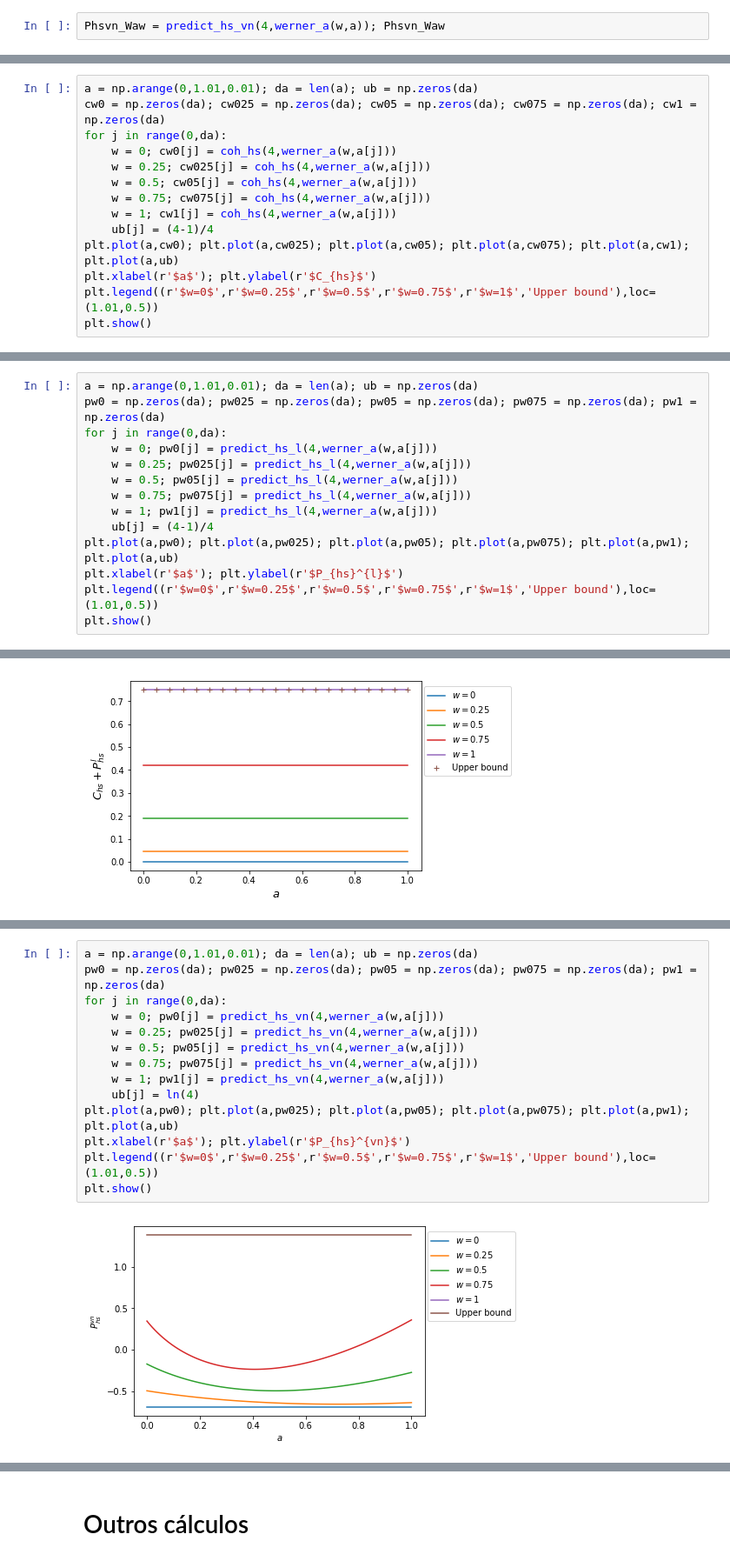
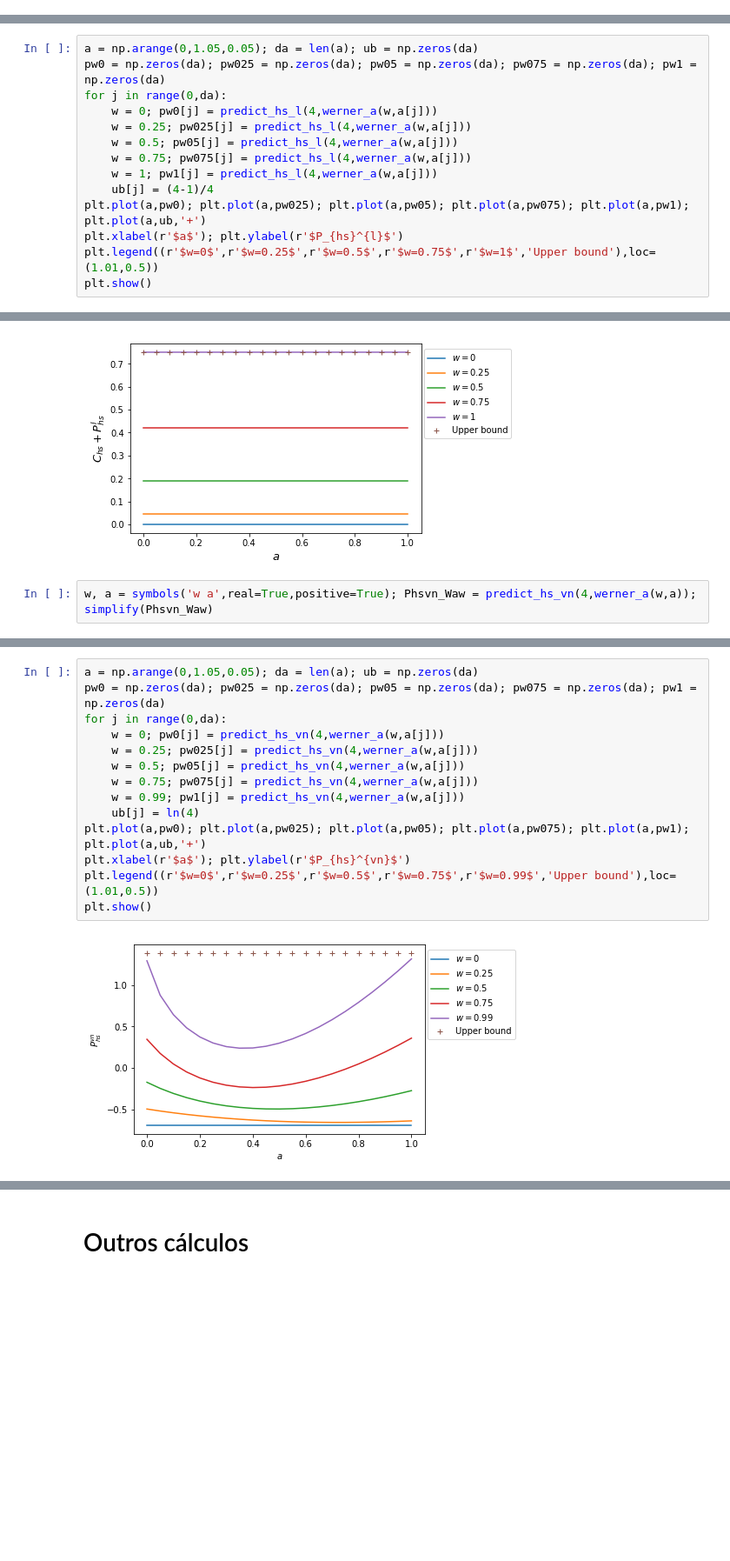
Before and after one commit to jonasmaziero/jupyterQ, a Jupyter notebook: coh_pop.ipynb, the cells around one changed output, grey strips where cells are left out. Shown at 87% size. Drawn from its saved outputs; the diff is of its cells as text; blank space fills up the shorter version.

```diff
--- a/coh_pop.ipynb
+++ b/coh_pop.ipynb
@@ -106,2 +107,0 @@ Phsl_Waw = predict_hs_l(4,werner_a(w,a)); Phsl_Waw
-# %%
-Phsvn_Waw = predict_hs_vn(4,werner_a(w,a)); Phsvn_Waw
@@ -110,15 +108,15 @@ Phsvn_Waw = predict_hs_vn(4,werner_a(w,a)); Phsvn_Waw
 # %%
-a = np.arange(0,1.01,0.01); da = len(a); ub = np.zeros(da)
-cw0 = np.zeros(da); cw025 = np.zeros(da); cw05 = np.zeros(da); cw075 = np.zeros(da); cw1 = np.zeros(da)
+a = np.arange(0,1.05,0.05); da = len(a); ub = np.zeros(da)
+pw0 = np.zeros(da); pw025 = np.zeros(da); pw05 = np.zeros(da); pw075 = np.zeros(da); pw1 = np.zeros(da)
 for j in range(0,da):
-    w = 0; cw0[j] = coh_hs(4,werner_a(w,a[j]))
-    w = 0.25; cw025[j] = coh_hs(4,werner_a(w,a[j]))
-    w = 0.5; cw05[j] = coh_hs(4,werner_a(w,a[j]))
-    w = 0.75; cw075[j] = coh_hs(4,werner_a(w,a[j]))
-    w = 1; cw1[j] = coh_hs(4,werner_a(w,a[j]))
+    w = 0; pw0[j] = predict_hs_l(4,werner_a(w,a[j]))
+    w = 0.25; pw025[j] = predict_hs_l(4,werner_a(w,a[j]))
+    w = 0.5; pw05[j] = predict_hs_l(4,werner_a(w,a[j]))
+    w = 0.75; pw075[j] = predict_hs_l(4,werner_a(w,a[j]))
+    w = 1; pw1[j] = predict_hs_l(4,werner_a(w,a[j]))
     ub[j] = (4-1)/4
-plt.plot(a,cw0); plt.plot(a,cw025); plt.plot(a,cw05); plt.plot(a,cw075); plt.plot(a,cw1); plt.plot(a,ub)
-plt.xlabel(r'$a$'); plt.ylabel(r'$C_{hs}$')
+plt.plot(a,pw0); plt.plot(a,pw025); plt.plot(a,pw05); plt.plot(a,pw075); plt.plot(a,pw1); plt.plot(a,ub,'+')
+plt.xlabel(r'$a$'); plt.ylabel(r'$P_{hs}^{l}$')
 plt.legend((r'$w=0$',r'$w=0.25$',r'$w=0.5$',r'$w=0.75$',r'$w=1$','Upper bound'),loc=(1.01,0.5))
 plt.show()
 # %% [output]
@@ -126,14 +123,0 @@ plt.show()
-# %%
-a = np.arange(0,1.01,0.01); da = len(a); ub = np.zeros(da)
-pw0 = np.zeros(da); pw025 = np.zeros(da); pw05 = np.zeros(da); pw075 = np.zeros(da); pw1 = np.zeros(da)
-for j in range(0,da):
-    w = 0; pw0[j] = predict_hs_l(4,werner_a(w,a[j]))
-    w = 0.25; pw025[j] = predict_hs_l(4,werner_a(w,a[j]))
-    w = 0.5; pw05[j] = predict_hs_l(4,werner_a(w,a[j]))
-    w = 0.75; pw075[j] = predict_hs_l(4,werner_a(w,a[j]))
-    w = 1; pw1[j] = predict_hs_l(4,werner_a(w,a[j]))
-    ub[j] = (4-1)/4
-plt.plot(a,pw0); plt.plot(a,pw025); plt.plot(a,pw05); plt.plot(a,pw075); plt.plot(a,pw1); plt.plot(a,ub)
-plt.xlabel(r'$a$'); plt.ylabel(r'$P_{hs}^{l}$')
-plt.legend((r'$w=0$',r'$w=0.25$',r'$w=0.5$',r'$w=0.75$',r'$w=1$','Upper bound'),loc=(1.01,0.5))
-plt.show()
@@ -155,3 +141,5 @@ plt.legend((r'$w=0$',r'$w=0.25$',r'$w=0.5$',r'$w=0.75$',r'$w=1$','Upper bound'),
 plt.show()
 # %% [output]
 [figure]
+# %%
+w, a = symbols('w a',real=True,positive=True); Phsvn_Waw = predict_hs_vn(4,werner_a(w,a)); simplify(Phsvn_Waw)
@@ -158,16 +148,16 @@ plt.show()
 # %%
-a = np.arange(0,1.01,0.01); da = len(a); ub = np.zeros(da)
+a = np.arange(0,1.05,0.05); da = len(a); ub = np.zeros(da)
 pw0 = np.zeros(da); pw025 = np.zeros(da); pw05 = np.zeros(da); pw075 = np.zeros(da); pw1 = np.zeros(da)
 for j in range(0,da):
     w = 0; pw0[j] = predict_hs_vn(4,werner_a(w,a[j]))
     w = 0.25; pw025[j] = predict_hs_vn(4,werner_a(w,a[j]))
     w = 0.5; pw05[j] = predict_hs_vn(4,werner_a(w,a[j]))
     w = 0.75; pw075[j] = predict_hs_vn(4,werner_a(w,a[j]))
-    w = 1; pw1[j] = predict_hs_vn(4,werner_a(w,a[j]))
+    w = 0.99; pw1[j] = predict_hs_vn(4,werner_a(w,a[j]))
     ub[j] = ln(4)
-plt.plot(a,pw0); plt.plot(a,pw025); plt.plot(a,pw05); plt.plot(a,pw075); plt.plot(a,pw1); plt.plot(a,ub)
+plt.plot(a,pw0); plt.plot(a,pw025); plt.plot(a,pw05); plt.plot(a,pw075); plt.plot(a,pw1); plt.plot(a,ub,'+')
 plt.xlabel(r'$a$'); plt.ylabel(r'$P_{hs}^{vn}$')
-plt.legend((r'$w=0$',r'$w=0.25$',r'$w=0.5$',r'$w=0.75$',r'$w=1$','Upper bound'),loc=(1.01,0.5))
+plt.legend((r'$w=0$',r'$w=0.25$',r'$w=0.5$',r'$w=0.75$',r'$w=0.99$','Upper bound'),loc=(1.01,0.5))
 plt.show()
 # %% [output]
-[figure, old version]
+[figure, new version]
```
Also changed, not shown: parts of 23 cells of this notebook, 3 other files.
